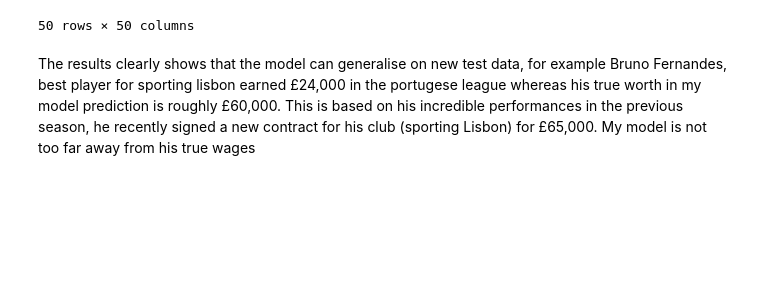
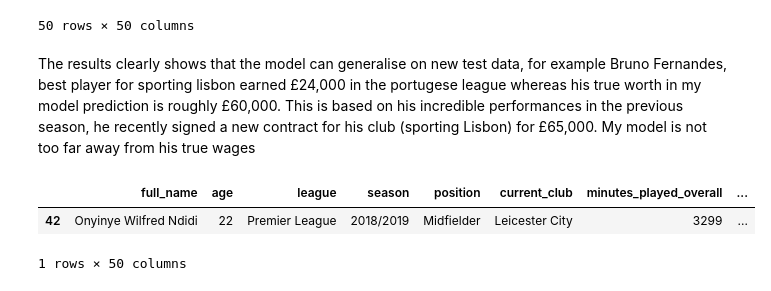
Before and after one commit to Abhiolar/Player-wages, a Jupyter notebook: FINAL NOTEBOOK.ipynb, the cells around one changed output. Saved outputs shown, nothing was run; the diff lists cells and outputs as text; code cells hidden in the pictures; blank space fills up the shorter version.

```diff
--- a/FINAL NOTEBOOK.ipynb
+++ b/FINAL NOTEBOOK.ipynb
@@ -463,3 +463,9 @@ new_data.head(50)
 50 rows × 50 columns
 # %% [markdown]
 The results clearly shows that the model can generalise on new test data, for example Bruno Fernandes, best player for sporting lisbon earned £24,000 in the portugese league whereas his true worth in my model prediction is roughly £60,000. This is based on his incredible performances in the previous season, he recently signed a new contract for his club (sporting Lisbon) for £65,000. My model is not too far away from his true wages
+# %%
+new_data[new_data['full_name'] == 'Onyinye Wilfred Ndidi']
+# %% [output]
+|  | full_name | age | league | season | position | current_club | minutes_played_overall | ... |
+| 42 | Onyinye Wilfred Ndidi | 22 | Premier League | 2018/2019 | Midfielder | Leicester City | 3299 | ... |
+1 rows × 50 columns
```
Also changed, not shown: parts of 7 cells of this notebook, 4 other files.
